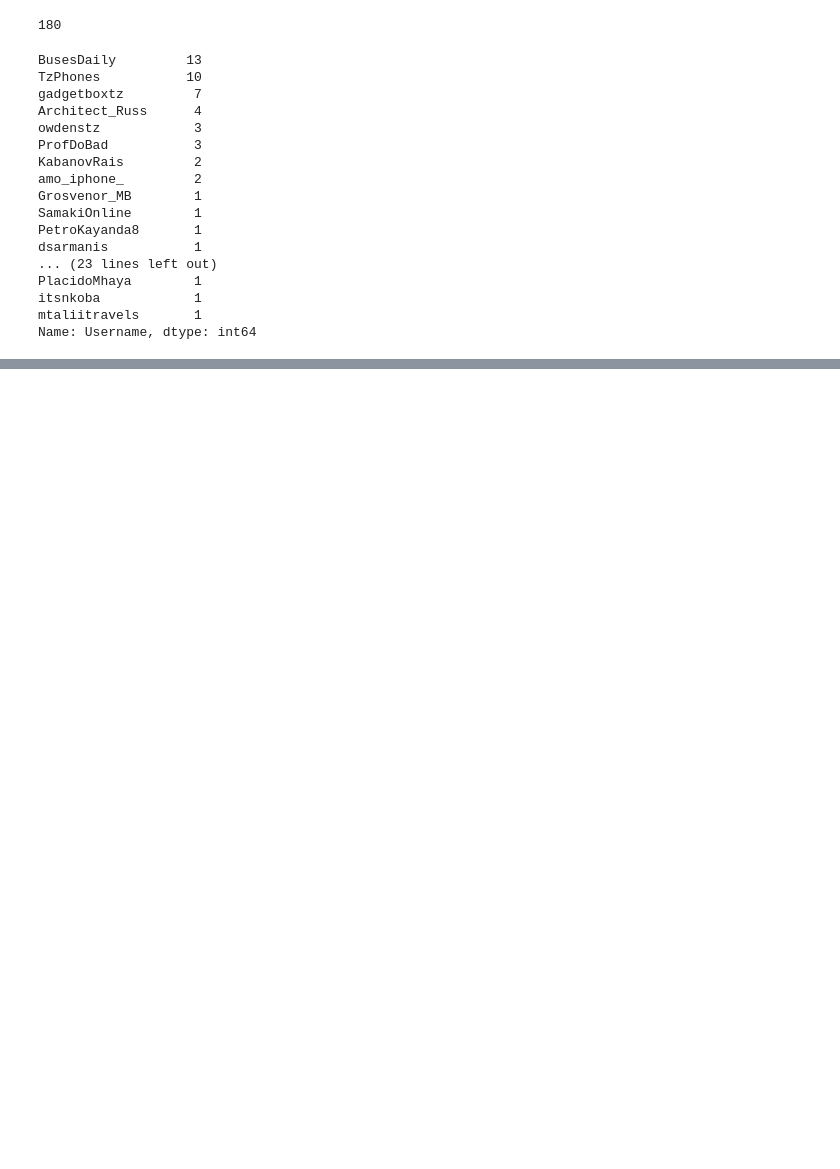
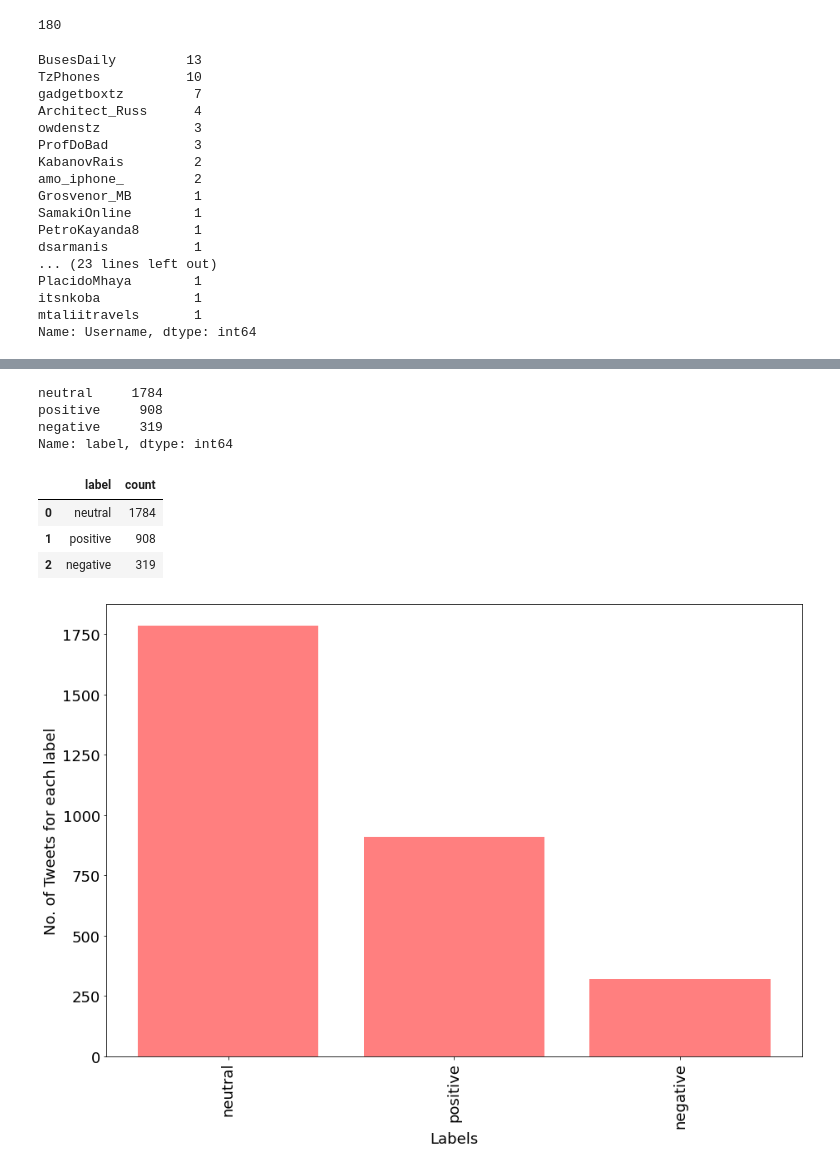
Before and after one commit to code-with-roz/Commuter_sentiment_analysis, a Jupyter notebook: Code/LID_supplementary_task.ipynb, the cells around one changed output, grey strips where cells are left out. Drawn from its saved outputs; the diff is of its cells as text; code cells hidden in the pictures; blank space fills up the shorter version.

Commit message:
Comparison of tweets and training dataset

```diff
--- a/Code/LID_supplementary_task.ipynb
+++ b/Code/LID_supplementary_task.ipynb
@@ -439,0 +442,10 @@ generate_wordcloud(" ".join(df_new['Text']))
+# %%
+# get training data
+
+train = pd.read_csv('/content/drive/MyDrive/MIT/MIT 807 mini-dissertation/Data/Training data/Swahili/train.csv')
+test = pd.read_csv('/content/drive/MyDrive/MIT/MIT 807 mini-dissertation/Data/Training data/Swahili/test.csv')
+dev = pd.read_csv('/content/drive/MyDrive/MIT/MIT 807 mini-dissertation/Data/Training data/Swahili/dev.csv')
+
+df = pd.concat([train, test, dev], axis=0)
+
+df
@@ -439,0 +466,29 @@ generate_wordcloud(" ".join(df_new['Text']))
+# %%
+df['label'].value_counts()
+# %% [output]
+neutral     1784
+positive     908
+negative     319
+Name: label, dtype: int64
+# %%
+data_labels = df.groupby('label')['label'].count().sort_values(ascending=False).reset_index(name='count')
+# %%
+data_labels
+# %% [output]
+|  | label | count |
+| 0 | neutral | 1784 |
+| 1 | positive | 908 |
+| 2 | negative | 319 |
+# %%
+fig = plt.figure(figsize = (15, 10))
+
+# creating the bar plot
+plt.bar(data_labels['label'], data_labels['count'], align = 'center', alpha= 0.5, color ='red')
+plt.rcParams['font.size'] = 18
+plt.xticks(rotation='vertical')
+plt.xlabel("Labels")
+plt.ylabel("No. of Tweets for each label")
+plt.savefig('Sentiment distribution.png')
+plt.show()
+# %% [output]
+[figure, added]
```
Also changed, not shown: parts of 21 cells of this notebook.
